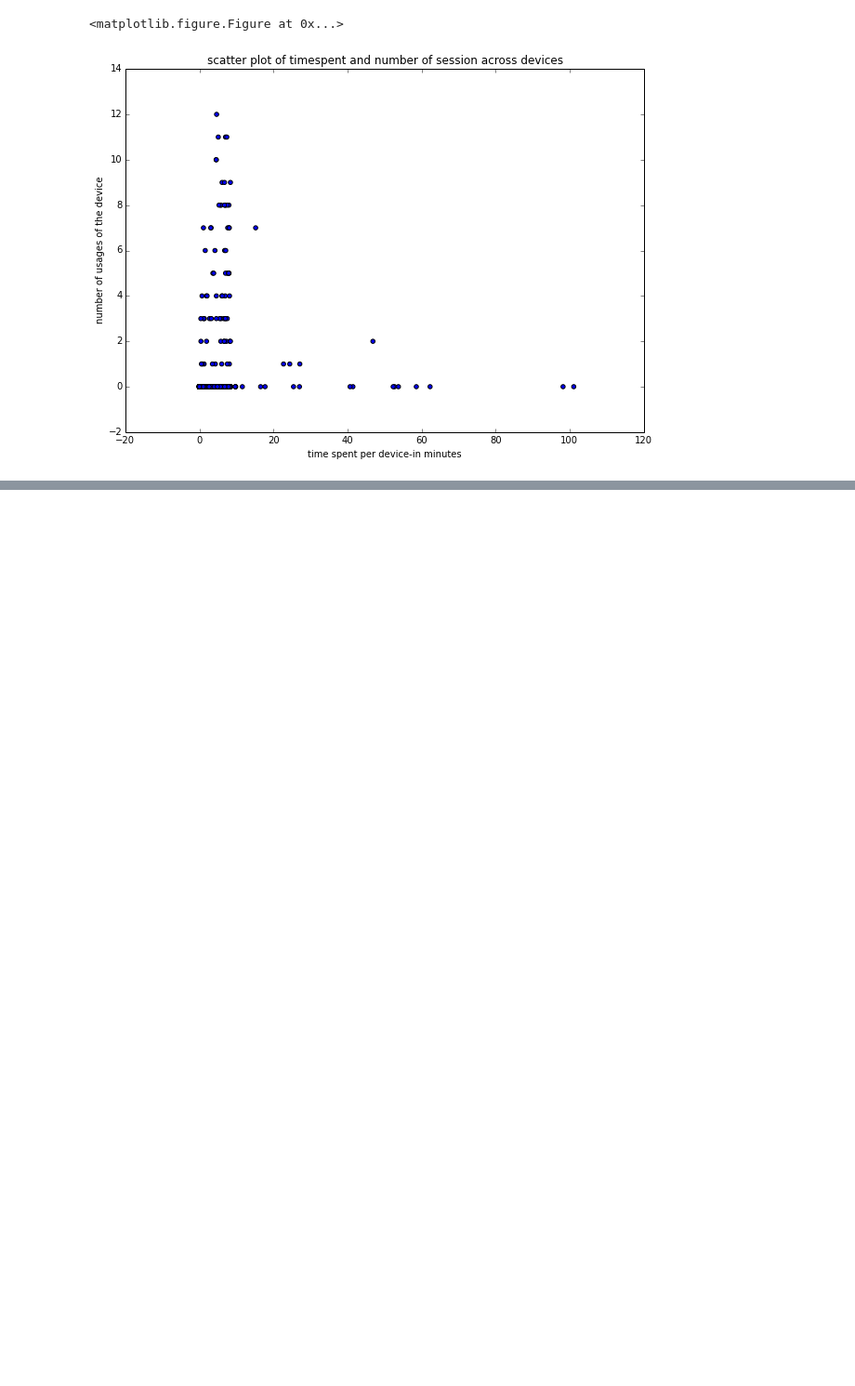
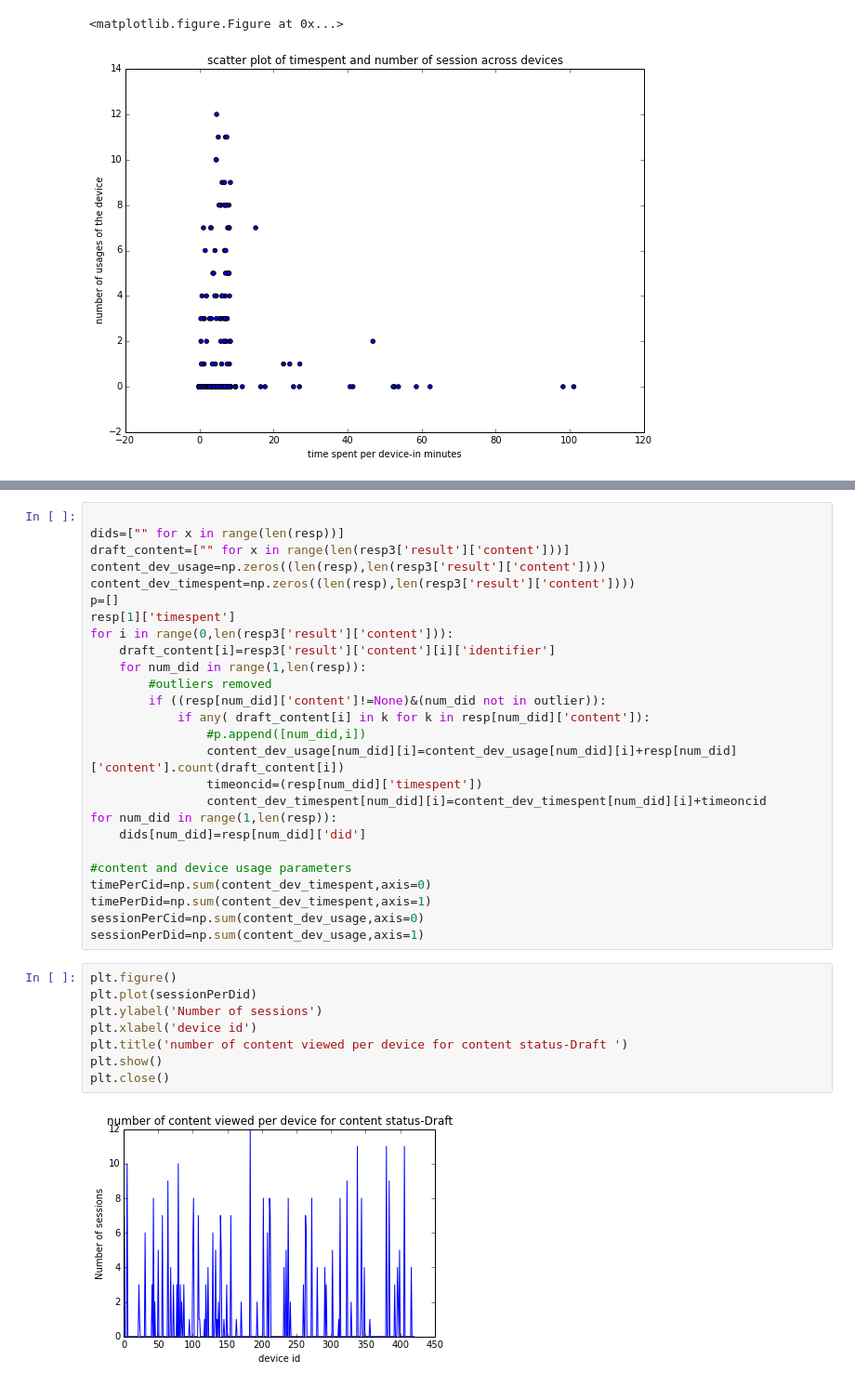
Before and after one commit to project-sunbird/sunbird-analytics, a Jupyter notebook: platform-scripts/VidyaVani/ContentUsageReportProd.ipynb, the cells around one changed output, grey strips where cells are left out. Shown: that part at 93% size. Cells and saved outputs as stored; diff of their text form; blank space fills up the shorter version.

```diff
--- a/platform-scripts/VidyaVani/ContentUsageReportProd.ipynb
+++ b/platform-scripts/VidyaVani/ContentUsageReportProd.ipynb
@@ -245,0 +240,36 @@ plt.close()
+# %%
+
+dids=["" for x in range(len(resp))]
+draft_content=["" for x in range(len(resp3['result']['content']))]
+content_dev_usage=np.zeros((len(resp),len(resp3['result']['content'])))
+content_dev_timespent=np.zeros((len(resp),len(resp3['result']['content'])))
+p=[]
+resp[1]['timespent']
+for i in range(0,len(resp3['result']['content'])):
+    draft_content[i]=resp3['result']['content'][i]['identifier']
+    for num_did in range(1,len(resp)):
+        #outliers removed
+        if ((resp[num_did]['content']!=None)&(num_did not in outlier)):
+            if any( draft_content[i] in k for k in resp[num_did]['content']):
+                #p.append([num_did,i])
+                content_dev_usage[num_did][i]=content_dev_usage[num_did][i]+resp[num_did]['content'].count(draft_content[i])
+                timeoncid=(resp[num_did]['timespent'])
+                content_dev_timespent[num_did][i]=content_dev_timespent[num_did][i]+timeoncid
+for num_did in range(1,len(resp)):
+    dids[num_did]=resp[num_did]['did']
+
+#content and device usage parameters
+timePerCid=np.sum(content_dev_timespent,axis=0)
+timePerDid=np.sum(content_dev_timespent,axis=1)
+sessionPerCid=np.sum(content_dev_usage,axis=0)
+sessionPerDid=np.sum(content_dev_usage,axis=1)
+# %%
+plt.figure()
+plt.plot(sessionPerDid)
+plt.ylabel('Number of sessions')
+plt.xlabel('device id')
+plt.title('number of content viewed per device for content status-Draft ')
+plt.show()
+plt.close()
+# %% [output]
+[figure, added]
```
Also changed, not shown: parts of 11 cells of this notebook.
